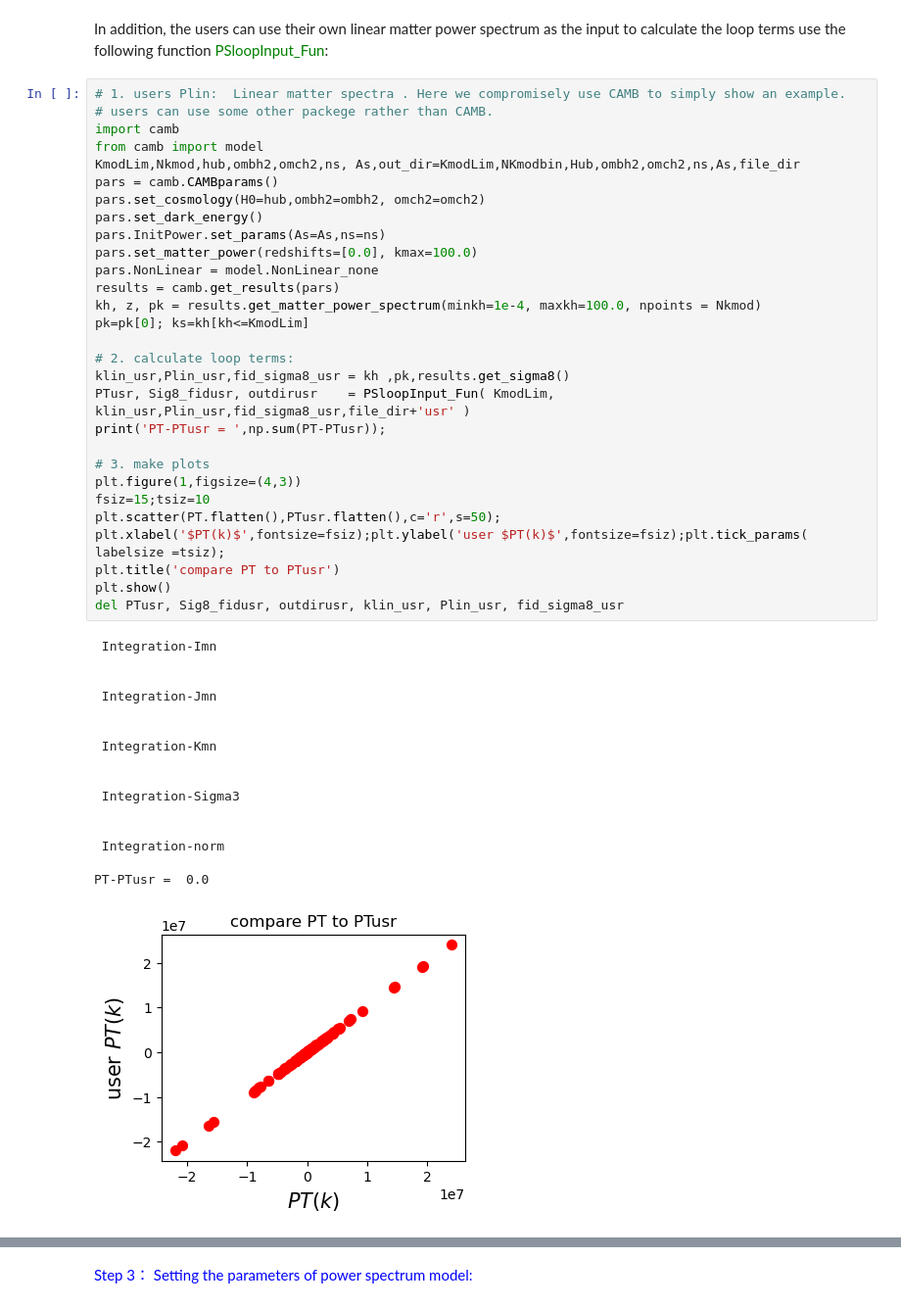
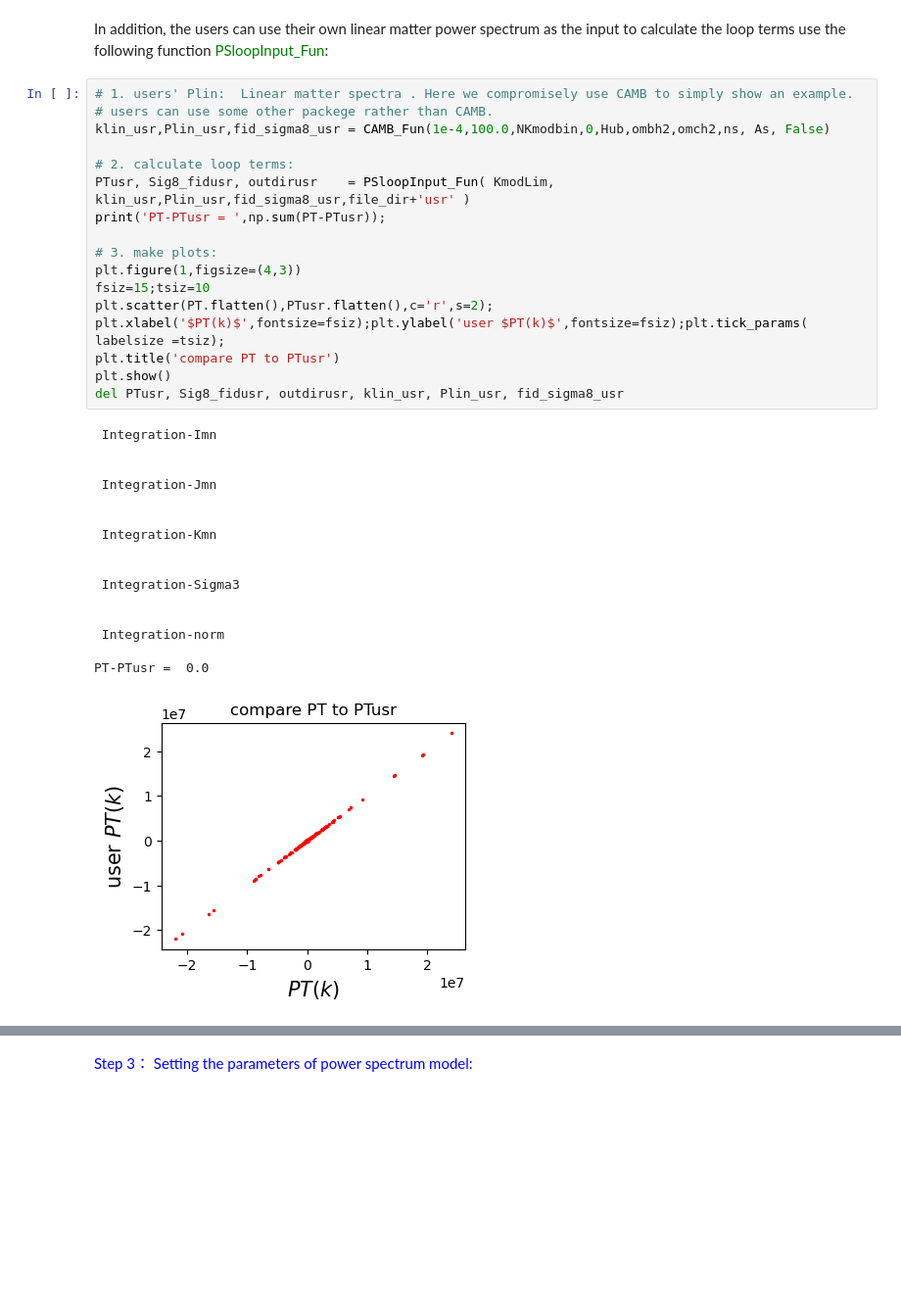
Before and after one commit to FeiQin-cosmologist/Galaxy_Power_Spectrum, a Jupyter notebook: CosmPSPy/Code/Examp_PS.ipynb, the cells around one changed output, grey strips where cells are left out. Shown at 98% size. Saved outputs shown, nothing was run; the diff lists cells and outputs as text; blank space fills up the shorter version.

```diff
--- a/CosmPSPy/Code/Examp_PS.ipynb
+++ b/CosmPSPy/Code/Examp_PS.ipynb
@@ -1343,49 +1354,37 @@ plt.show()
 # %% [markdown]
 In addition, the users can use their own linear matter power spectrum as the input to calculate the loop terms use the following function <font color='green'>PSloopInput_Fun</font>:
 # %%
-# 1. users Plin:  Linear matter spectra . Here we compromisely use CAMB to simply show an example.
+# 1. users' Plin:  Linear matter spectra . Here we compromisely use CAMB to simply show an example.
 # users can use some other packege rather than CAMB.
-import camb
-from camb import model
-KmodLim,Nkmod,hub,ombh2,omch2,ns, As,out_dir=KmodLim,NKmodbin,Hub,ombh2,omch2,ns,As,file_dir
-pars = camb.CAMBparams()
-pars.set_cosmology(H0=hub,ombh2=ombh2, omch2=omch2)
-pars.set_dark_energy()
-pars.InitPower.set_params(As=As,ns=ns)
-pars.set_matter_power(redshifts=[0.0], kmax=100.0)
-pars.NonLinear = model.NonLinear_none
-results = camb.get_results(pars)
-kh, z, pk = results.get_matter_power_spectrum(minkh=1e-4, maxkh=100.0, npoints = Nkmod)
-pk=pk[0]; ks=kh[kh<=KmodLim]
+klin_usr,Plin_usr,fid_sigma8_usr = CAMB_Fun(1e-4,100.0,NKmodbin,0,Hub,ombh2,omch2,ns, As, False)
 
 # 2. calculate loop terms:
-klin_usr,Plin_usr,fid_sigma8_usr = kh ,pk,results.get_sigma8()
 PTusr, Sig8_fidusr, outdirusr    = PSloopInput_Fun( KmodLim, klin_usr,Plin_usr,fid_sigma8_usr,file_dir+'usr' )
 print('PT-PTusr = ',np.sum(PT-PTusr));
 
-# 3. make plots
+# 3. make plots:
 plt.figure(1,figsize=(4,3))
 fsiz=15;tsiz=10
-plt.scatter(PT.flatten(),PTusr.flatten(),c='r',s=50);
+plt.scatter(PT.flatten(),PTusr.flatten(),c='r',s=2);
 plt.xlabel('$PT(k)$',fontsize=fsiz);plt.ylabel('user $PT(k)$',fontsize=fsiz);plt.tick_params( labelsize =tsiz);
 plt.title('compare PT to PTusr')
 plt.show()
 del PTusr, Sig8_fidusr, outdirusr, klin_usr, Plin_usr, fid_sigma8_usr
 # %% [output]
  Integration-Imn
 
 
  Integration-Jmn
 
 
  Integration-Kmn
 
 
  Integration-Sigma3
 
 
  Integration-norm
 
 PT-PTusr =  0.0
-[figure, old version]
+[figure, new version]
 # %% [markdown]
```
Also changed, not shown: parts of 34 cells of this notebook, 1 other file.
